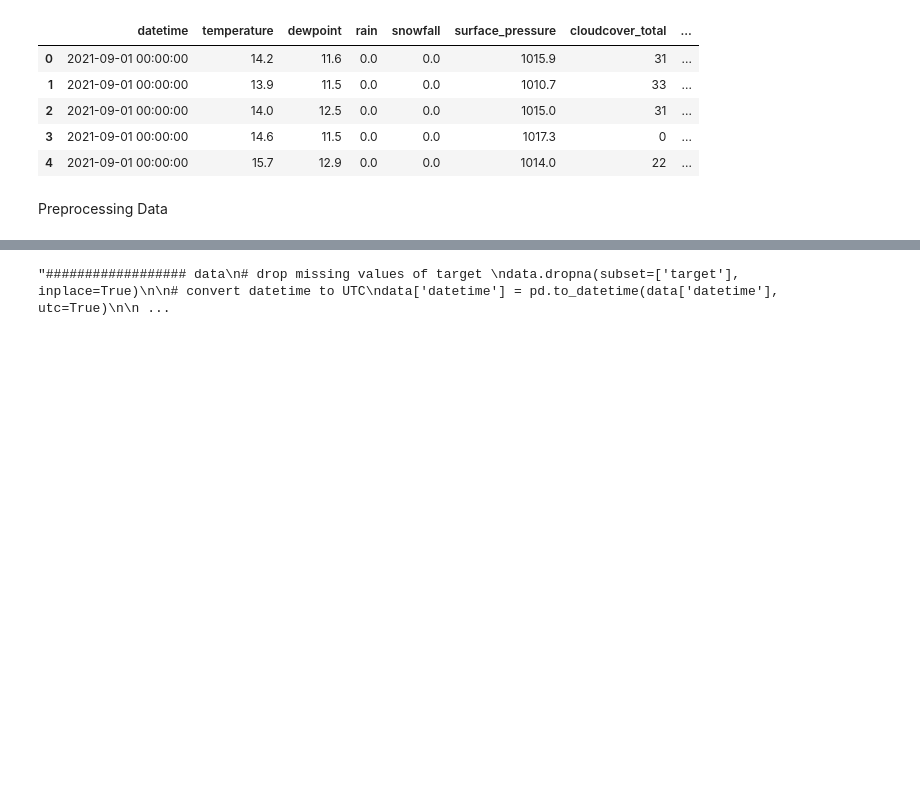
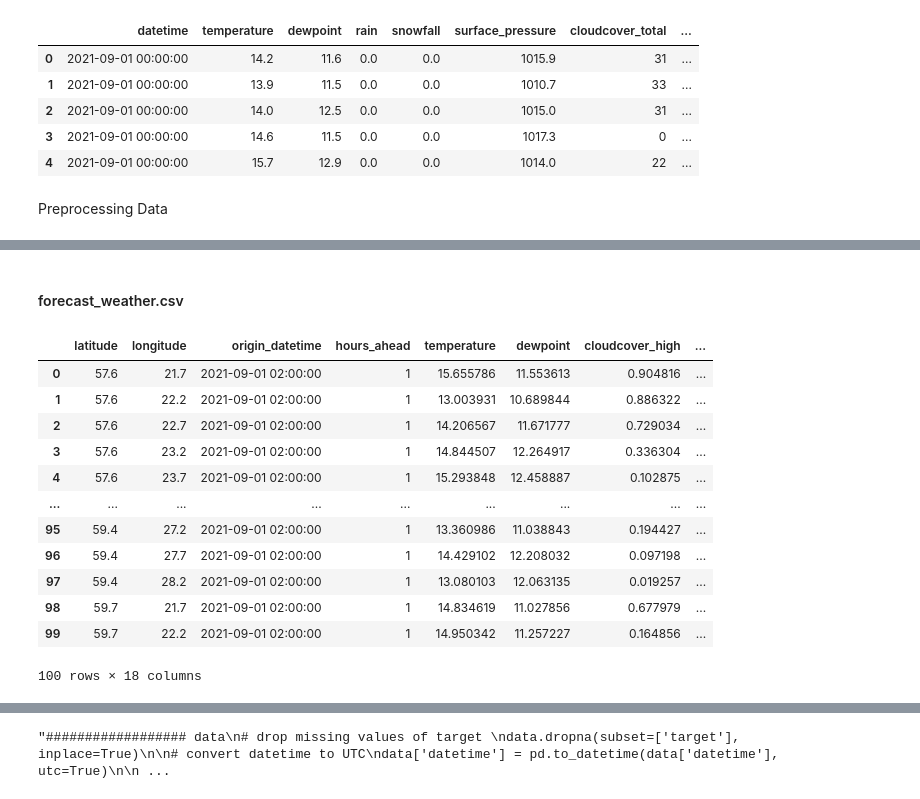
Before and after one commit to jackren0000/Enefit---Predict-Energy-Behavior-of-Prosumers, a Jupyter notebook: predict-energy-behavior-of-prosumers.ipynb, the cells around one changed output, grey strips where cells are left out. Drawn from its saved outputs; the diff is of its cells as text; code cells hidden in the pictures; blank space fills up the shorter version.

```diff
--- a/predict-energy-behavior-of-prosumers.ipynb
+++ b/predict-energy-behavior-of-prosumers.ipynb
@@ -118,0 +147,18 @@ Preprocessing Data
+# %% [markdown]
+#### forecast_weather.csv
+# %%
+fw_df.head(100)
+# %% [output]
+|  | latitude | longitude | origin_datetime | hours_ahead | temperature | dewpoint | cloudcover_high | ... |
+| 0 | 57.6 | 21.7 | 2021-09-01 02:00:00 | 1 | 15.655786 | 11.553613 | 0.904816 | ... |
+| 1 | 57.6 | 22.2 | 2021-09-01 02:00:00 | 1 | 13.003931 | 10.689844 | 0.886322 | ... |
+| 2 | 57.6 | 22.7 | 2021-09-01 02:00:00 | 1 | 14.206567 | 11.671777 | 0.729034 | ... |
+| 3 | 57.6 | 23.2 | 2021-09-01 02:00:00 | 1 | 14.844507 | 12.264917 | 0.336304 | ... |
+| 4 | 57.6 | 23.7 | 2021-09-01 02:00:00 | 1 | 15.293848 | 12.458887 | 0.102875 | ... |
+| ... | ... | ... | ... | ... | ... | ... | ... | ... |
+| 95 | 59.4 | 27.2 | 2021-09-01 02:00:00 | 1 | 13.360986 | 11.038843 | 0.194427 | ... |
+| 96 | 59.4 | 27.7 | 2021-09-01 02:00:00 | 1 | 14.429102 | 12.208032 | 0.097198 | ... |
+| 97 | 59.4 | 28.2 | 2021-09-01 02:00:00 | 1 | 13.080103 | 12.063135 | 0.019257 | ... |
+| 98 | 59.7 | 21.7 | 2021-09-01 02:00:00 | 1 | 14.834619 | 11.027856 | 0.677979 | ... |
+| 99 | 59.7 | 22.2 | 2021-09-01 02:00:00 | 1 | 14.950342 | 11.257227 | 0.164856 | ... |
+100 rows × 18 columns
```
Also changed, not shown: parts of 26 cells of this notebook.
